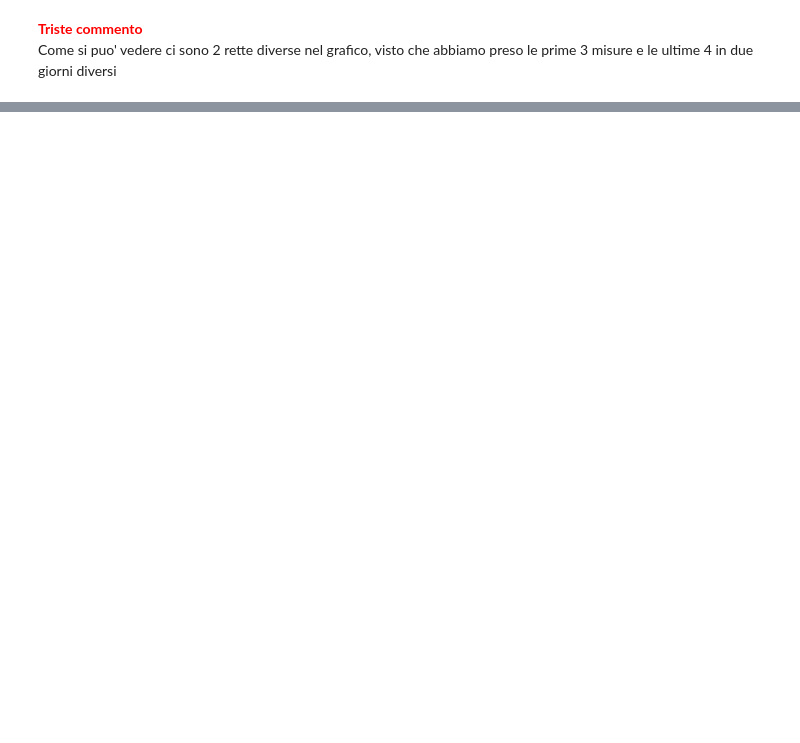
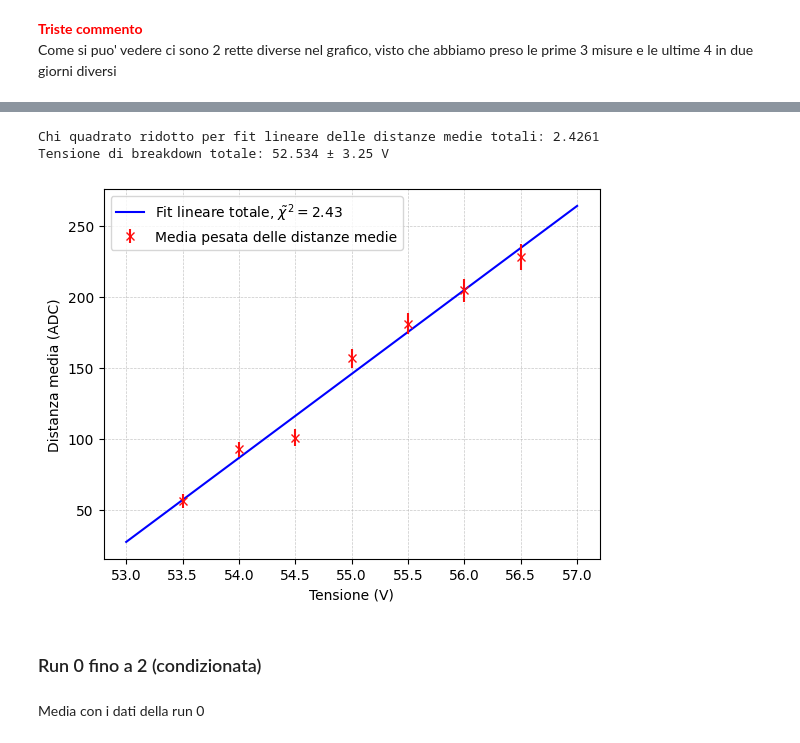
Before and after one commit to Pavar0tty/Laboratorio_SiPM, a Jupyter notebook: Analisi/Parte 1/Analisi Pettine/analisi_pettine_nuovi_dati.ipynb, the cells around one changed output, grey strips where cells are left out. Drawn from its saved outputs; the diff is of its cells as text; code cells hidden in the pictures; blank space fills up the shorter version.

```diff
--- a/Analisi/Parte 1/Analisi Pettine/analisi_pettine_nuovi_dati.ipynb
+++ b/Analisi/Parte 1/Analisi Pettine/analisi_pettine_nuovi_dati.ipynb
@@ -464,0 +471,19 @@ Come si puo' vedere ci sono 2 rette diverse nel grafico, visto che abbiamo preso
+# %%
+means1 = np.array([60.76, 85.38, 109.37, 155.91, 180.77, 205.14, 230.08])
+means1_err = np.array([7.45, 8.40, 8.86, 9.53, 10.17, 11.75, 13.39])
+
+def media(x1, x2, s1, s2):
+    return (x1/s1**2 + x2/s2**2) / (1/s1**2 + 1/s2**2)
+
+def errore_media(s1, s2):
+    return np.sqrt(1 / (1/s1**2 + 1/s2**2))
+
+means_tot = media(means1, means, means1_err, means_err)
+means_tot_err = errore_media(means1_err, means_err)
+
+plt.errorbar(x, means, yerr=means_err, fmt='.', label='Distanze medie con errori', color='#1f77b4')
+plt.errorbar(x, means1, yerr=means1_err, fmt='.', label='Distanze medie 1 con errori', color="#43c249")
+plt.errorbar(x, means_tot, yerr=means_tot_err, fmt='x', label='Media pesata delle distanze medie', color="#ff0e0e")
+plt.legend()
+plt.xlabel('Tensione (V)')
+plt.ylabel('Distanza media (ADC)')
@@ -464,0 +493,22 @@ Come si puo' vedere ci sono 2 rette diverse nel grafico, visto che abbiamo preso
+# %%
+part, valt, errt, *othert = LS_fit(x, means_tot, means_tot_err, linear, m=0.1, q=0.1, disp=0)
+chi2_rid_tot = othert[2] / othert[1]
+print(f'Chi quadrato ridotto per fit lineare delle distanze medie totali: {chi2_rid_tot:.5g}')
+print(f'Tensione di breakdown totale: {-valt[1] / valt[0]:.5g} ± {np.abs(-valt[1] / valt[0]) * np.sqrt((errt[1] / valt[1])**2 + (errt[0] / valt[0])**2):.5g} V')
+# %% [output]
+Chi quadrato ridotto per fit lineare delle distanze medie totali: 2.4261
+Tensione di breakdown totale: 52.534 ± 3.25 V
+# %%
+plt.plot(t, linear(t, *valt), label=fr'Fit lineare totale, $\tilde\chi^2 = {chi2_rid_tot:.3g}$', color='blue')
+plt.errorbar(x, means_tot, yerr=means_tot_err, fmt='x', label='Media pesata delle distanze medie', color="#ff0e0e")
+plt.legend()
+plt.grid(linestyle='--', linewidth=0.5, alpha=0.7)
+plt.xlabel('Tensione (V)')
+plt.ylabel('Distanza media (ADC)')
+plt.show()
+# %% [output]
+[figure, added]
+# %% [markdown]
+### Run 0 fino a 2 (condizionata)
+# %% [markdown]
+Media con i dati della run 0
```
Also changed, not shown: parts of 22 cells of this notebook.
